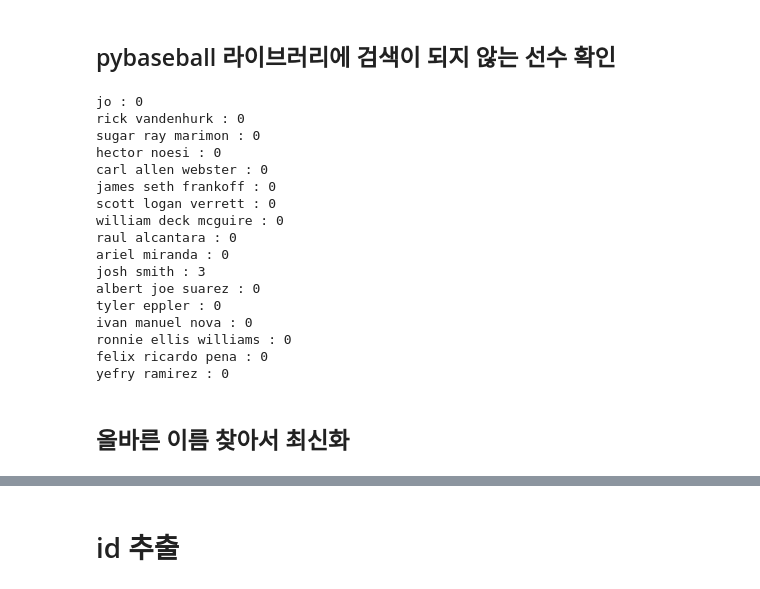
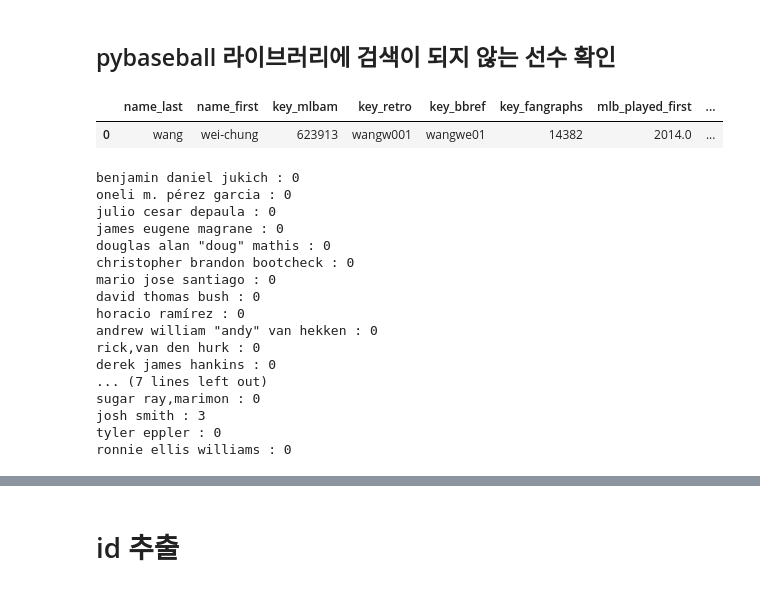
Before and after one commit to Tae-Hyeon-Kim/Analysis-of-KBO-Foreign-Pitchers, a Jupyter notebook: get_savant_data.ipynb, the cells around one changed output, grey strips where cells are left out. Cells and saved outputs as stored; diff of their text form; code cells hidden in the pictures.

```diff
--- a/get_savant_data.ipynb
+++ b/get_savant_data.ipynb
@@ -26,28 +29,31 @@ players_lst
 # %% [markdown]
 ## pybaseball 라이브러리에 검색이 되지 않는 선수 확인
+# %%
+pybaseball.playerid_lookup('wang','wei-chung')
+# %% [output]
+|  | name_last | name_first | key_mlbam | key_retro | key_bbref | key_fangraphs | mlb_played_first | ... |
+| 0 | wang | wei-chung | 623913 | wangw001 | wangwe01 | 14382 | 2014.0 | ... |
 # %%
 tmp_lst = []
-for tmp in players_lst['eng_name']:
+for tmp in players_df['eng_name']:
     if len(pybaseball.playerid_lookup(tmp.split(' ')[-1],tmp.split(' ')[0]))!=1:
         tmp_lst.append(tmp)
         print(tmp,':',len(pybaseball.playerid_lookup(tmp.split(' ')[-1],tmp.split(' ')[0])))
 # %% [output]
-jo : 0
-rick vandenhurk : 0
-sugar ray marimon : 0
-hector noesi : 0
-carl allen webster : 0
-james seth frankoff : 0
-scott logan verrett : 0
-william deck mcguire : 0
-raul alcantara : 0
-ariel miranda : 0
+benjamin daniel jukich : 0
+oneli m. pérez garcia : 0
+julio cesar depaula : 0
+james eugene magrane : 0
+douglas alan "doug" mathis : 0
+christopher brandon bootcheck : 0
+mario jose santiago : 0
+david thomas bush : 0
+horacio ramírez : 0
+andrew william "andy" van hekken : 0
+rick,van den hurk : 0
+derek james hankins : 0
+... (7 lines left out)
+sugar ray,marimon : 0
 josh smith : 3
-albert joe suarez : 0
 tyler eppler : 0
-ivan manuel nova : 0
 ronnie ellis williams : 0
-felix ricardo pena : 0
-yefry ramirez : 0
-# %% [markdown]
-## 올바른 이름 찾아서 최신화
```
Also changed, not shown: parts of 74 cells of this notebook, 6 other files.
